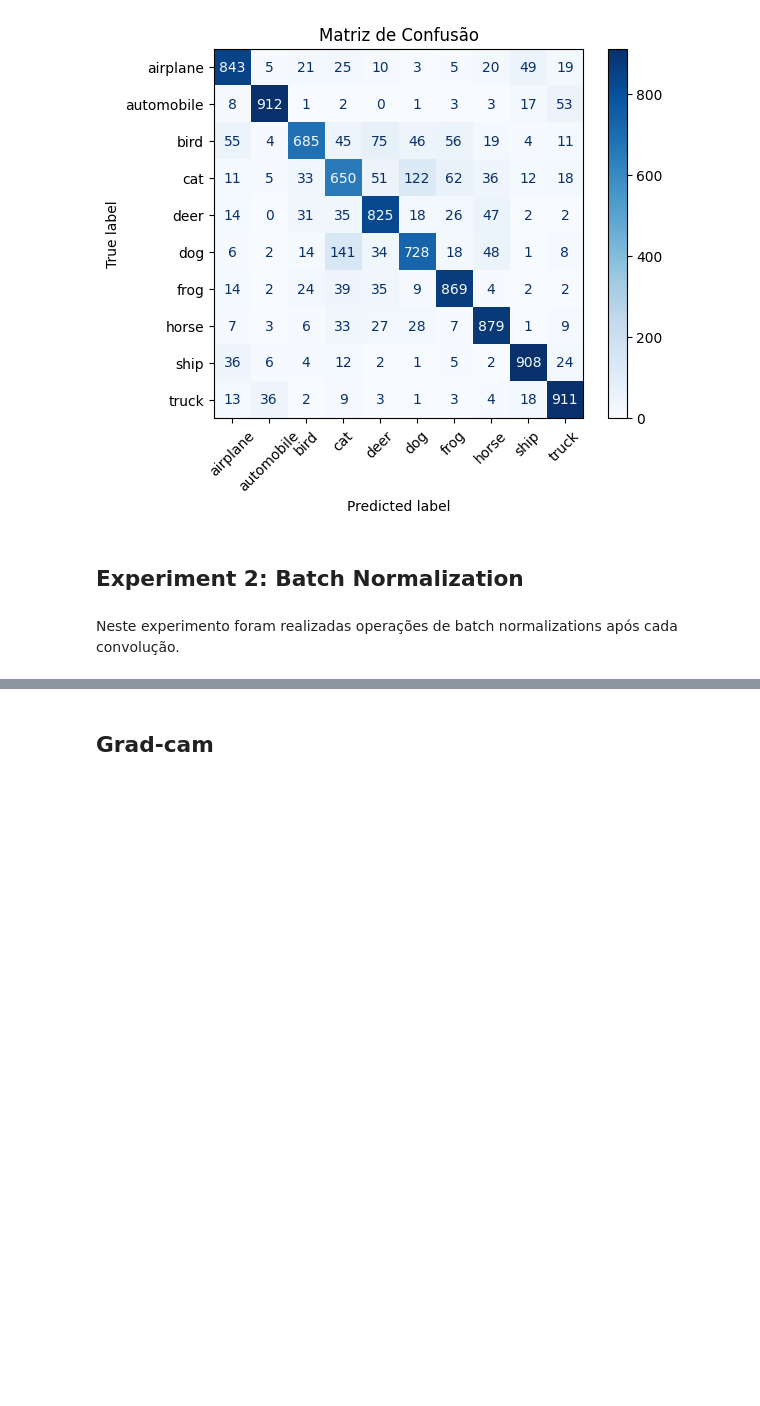
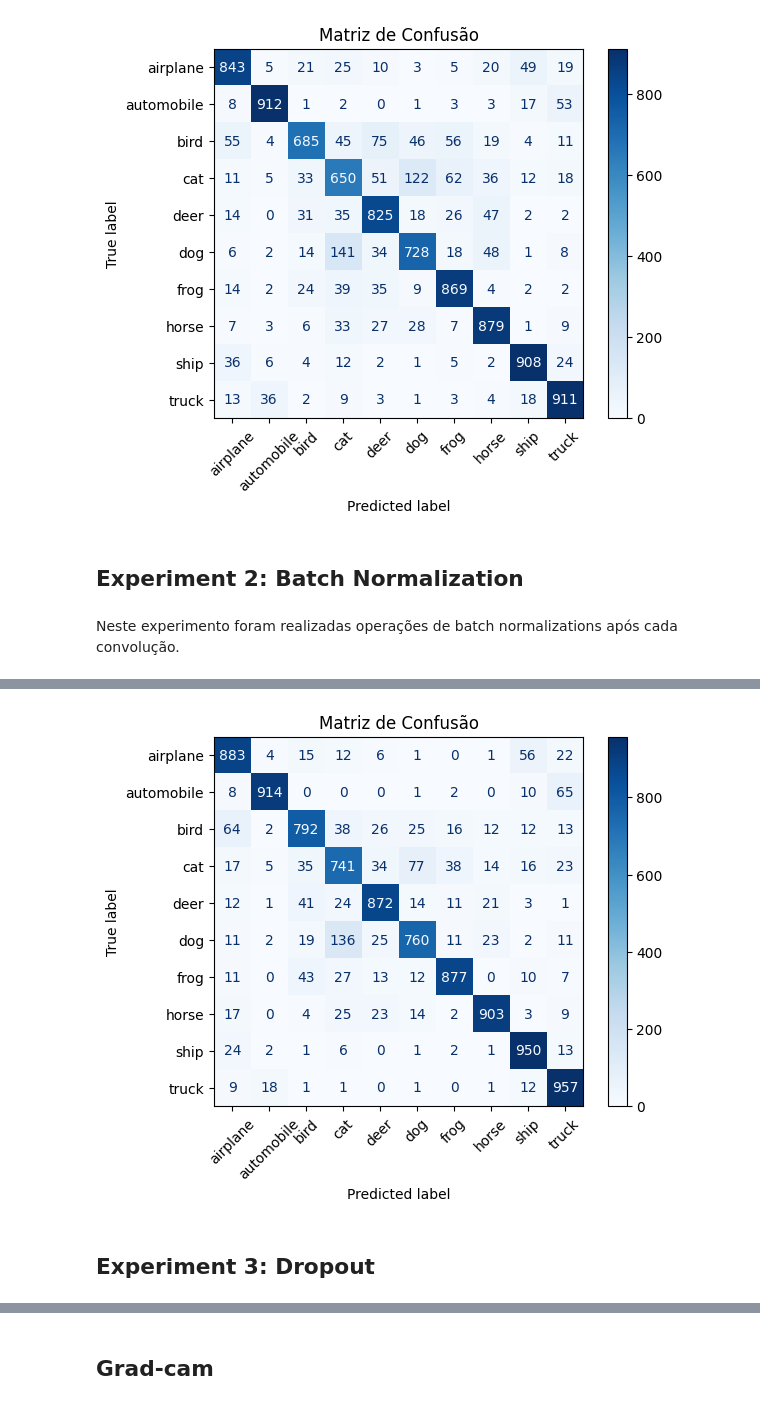
Before and after one commit to JVMergulho/intro_deep_learning, a Jupyter notebook: lista1/cnn/CNNipynb.ipynb, the cells around one changed output, grey strips where cells are left out. Drawn from its saved outputs; the diff is of its cells as text; code cells hidden in the pictures; blank space fills up the shorter version.

Commit message:
add other regularization experiments

```diff
--- a/lista1/cnn/CNNipynb.ipynb
+++ b/lista1/cnn/CNNipynb.ipynb
@@ -539,0 +535,13 @@ get_scores(targets, predictions)
+# %%
+cm = confusion_matrix(targets, predictions)
+
+# Plotar a matriz de confusão
+disp = ConfusionMatrixDisplay(confusion_matrix=cm,
+                              display_labels=class_names)
+disp.plot(cmap=plt.cm.Blues, xticks_rotation=45)  # pode mudar o colormap se quiser
+plt.title("Matriz de Confusão")
+plt.show()
+# %% [output]
+[figure, added]
+# %% [markdown]
+## Experiment 3: Dropout
```
Also changed, not shown: parts of 41 cells of this notebook, 5 other files.
